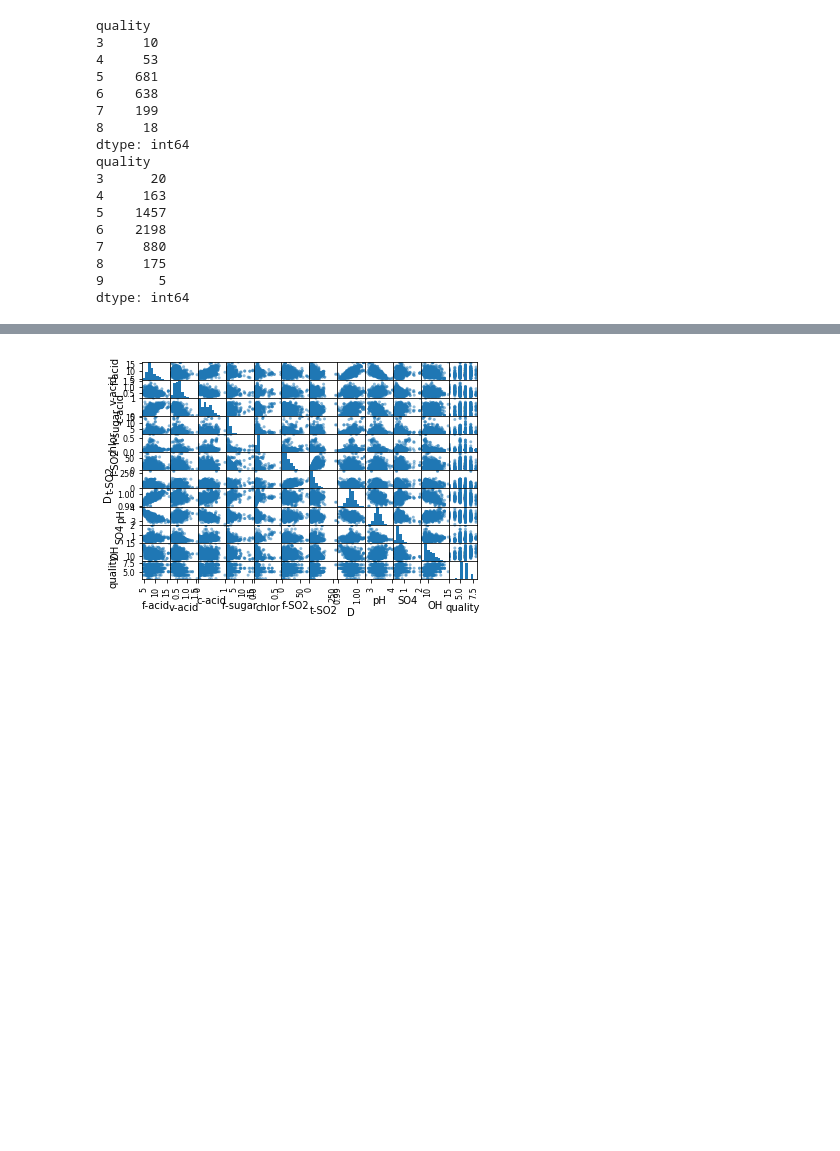
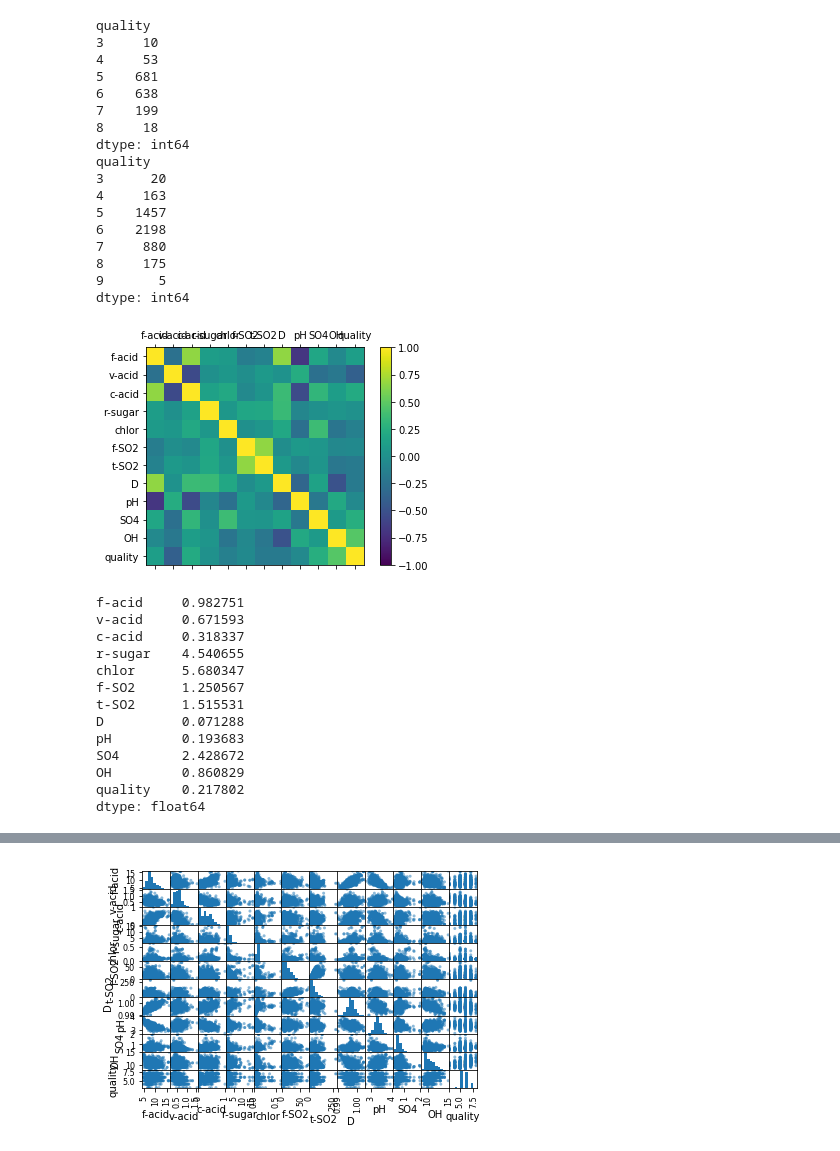
Before and after one commit to manalojamie0728/Portfolio, a Jupyter notebook: ML Practice Projects/ML Project - Wine Quality.ipynb, the cells around one changed output, grey strips where cells are left out. Saved outputs shown, nothing was run; the diff lists cells and outputs as text; code cells hidden in the pictures; blank space fills up the shorter version.

```diff
--- a/ML Practice Projects/ML Project - Wine Quality.ipynb
+++ b/ML Practice Projects/ML Project - Wine Quality.ipynb
@@ -81,3 +126,32 @@ quality
 8     175
 9       5
 dtype: int64
+# %%
+# Show Correlation and Skew between Red Wine variables
+fig = plt.figure()
+ax = fig.add_subplot(111)
+cax = ax.matshow(data_red.corr(), vmin=-1, vmax=1)
+fig.colorbar(cax)
+ticks = np.arange(0,12,1)
+ax.set_xticks(ticks)
+ax.set_yticks(ticks)
+ax.set_xticklabels(names)
+ax.set_yticklabels(names)
+plt.show()
+
+print(data_red.skew())
+# %% [output]
+[figure, added]
+f-acid     0.982751
+v-acid     0.671593
+c-acid     0.318337
+r-sugar    4.540655
+chlor      5.680347
+f-SO2      1.250567
+t-SO2      1.515531
+D          0.071288
+pH         0.193683
+SO4        2.428672
+OH         0.860829
+quality    0.217802
+dtype: float64
```
Also changed, not shown: parts of 14 cells of this notebook.
